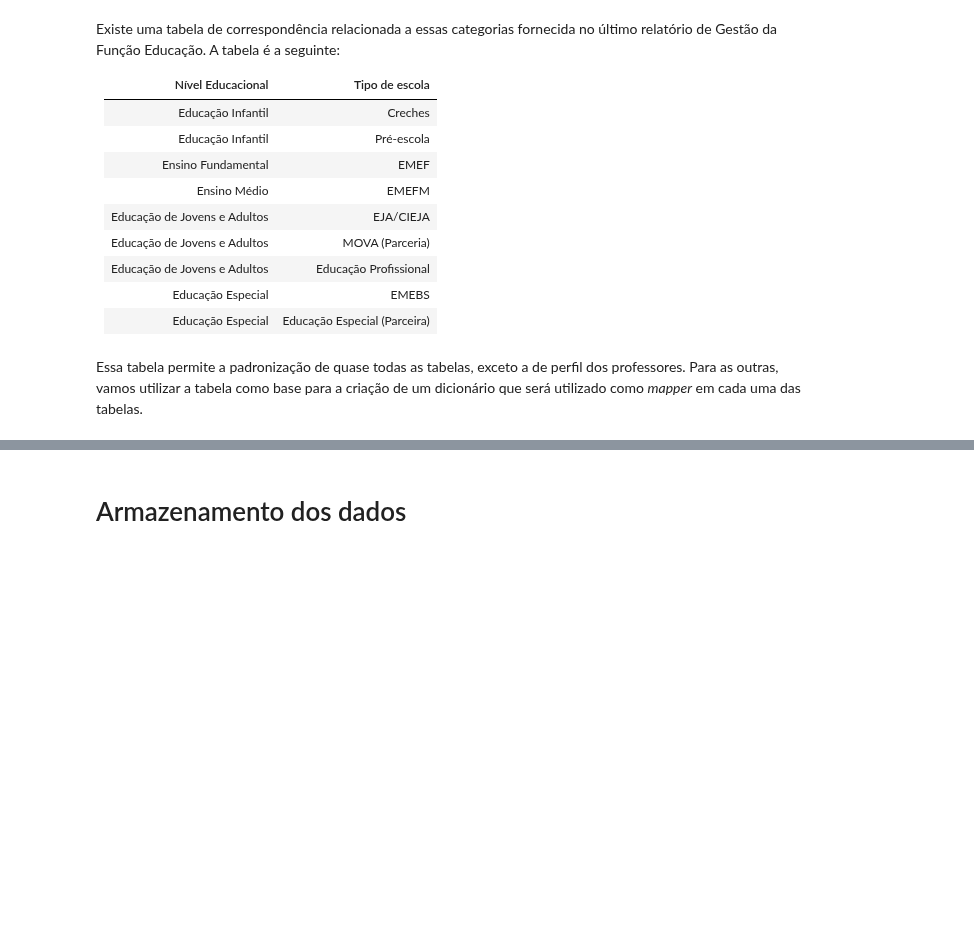
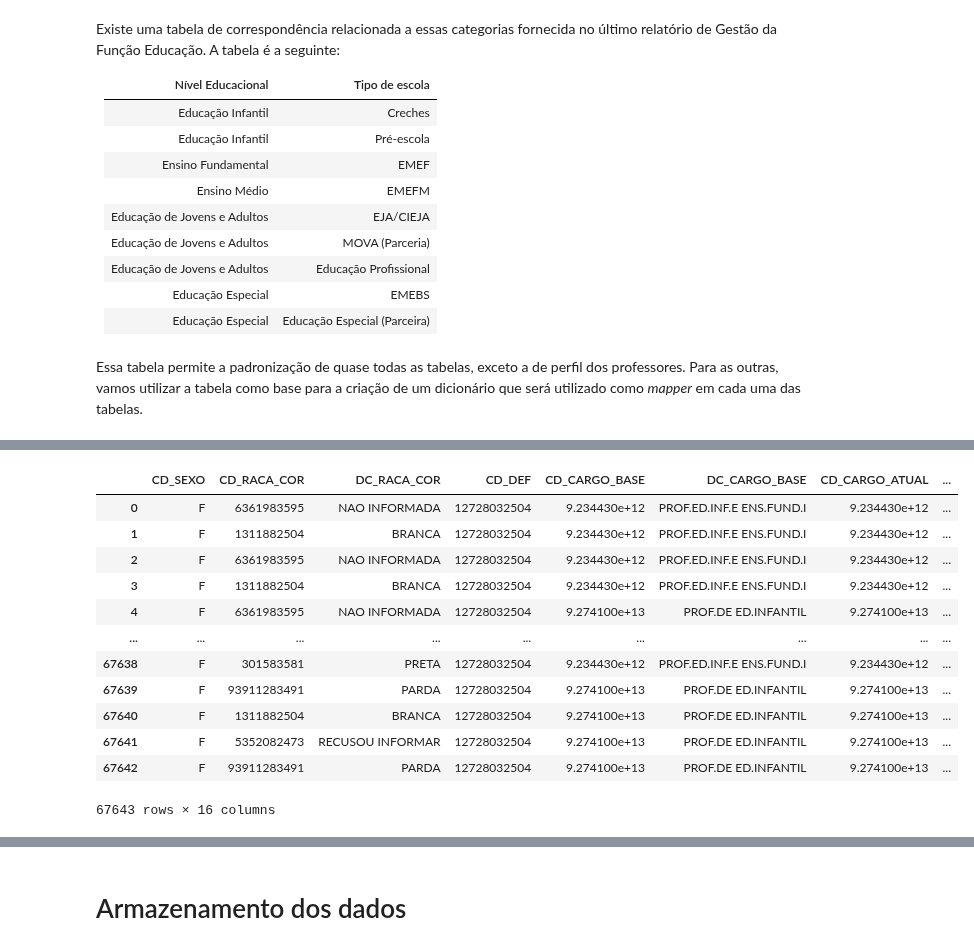
Before and after one commit to ObservatorioPoliticasTCM/datasp-dados, a Jupyter notebook: notebooks_outputs/educacao/educacao.ipynb, the cells around one changed output, grey strips where cells are left out. Drawn from its saved outputs; the diff is of its cells as text; code cells hidden in the pictures; blank space fills up the shorter version.

```diff
--- a/notebooks_outputs/educacao/educacao.ipynb
+++ b/notebooks_outputs/educacao/educacao.ipynb
@@ -365,0 +946,6 @@ alunos_bf_2024['Nível padronizado'].value_counts()
+# %%
+escolas_23['NOMES_COMPLETO'] = (
+    escolas_23['TIPOESC'].str.strip().str.upper()
+    + ' ' + escolas_23['NOMES'].str.strip().str.upper()
+)
+escolas_23['NOMES_COMPLETO']
@@ -365,0 +965,6 @@ alunos_bf_2024['Nível padronizado'].value_counts()
+# %%
+perf_23['DC_UNIDADE_ATUAL_COMPLETA'] = (
+    perf_23['TP_UNIDADE_ATUAL'].str.strip().str.upper()
+    + ' ' + perf_23['DC_UNIDADE_ATUAL'].str.strip().str.upper()
+)
+perf_23['DC_UNIDADE_ATUAL_COMPLETA']
@@ -365,0 +989,24 @@ alunos_bf_2024['Nível padronizado'].value_counts()
+# %%
+perf_23 = (
+    perf_23
+    .merge(escolas_23[['NOMES_COMPLETO', 'DISTRITO']],
+           left_on=['DC_UNIDADE_ATUAL_COMPLETA'],
+           right_on=['NOMES_COMPLETO'],
+           how='left')
+)
+
+perf_23
+# %% [output]
+|  | CD_SEXO | CD_RACA_COR | DC_RACA_COR | CD_DEF | CD_CARGO_BASE | DC_CARGO_BASE | CD_CARGO_ATUAL | ... |
+| 0 | F | 6361983595 | NAO INFORMADA | 12728032504 | 9.234430e+12 | PROF.ED.INF.E ENS.FUND.I | 9.234430e+12 | ... |
+| 1 | F | 1311882504 | BRANCA | 12728032504 | 9.234430e+12 | PROF.ED.INF.E ENS.FUND.I | 9.234430e+12 | ... |
+| 2 | F | 6361983595 | NAO INFORMADA | 12728032504 | 9.234430e+12 | PROF.ED.INF.E ENS.FUND.I | 9.234430e+12 | ... |
+| 3 | F | 1311882504 | BRANCA | 12728032504 | 9.234430e+12 | PROF.ED.INF.E ENS.FUND.I | 9.234430e+12 | ... |
+| 4 | F | 6361983595 | NAO INFORMADA | 12728032504 | 9.274100e+13 | PROF.DE ED.INFANTIL | 9.274100e+13 | ... |
+| ... | ... | ... | ... | ... | ... | ... | ... | ... |
+| 67638 | F | 301583581 | PRETA | 12728032504 | 9.234430e+12 | PROF.ED.INF.E ENS.FUND.I | 9.234430e+12 | ... |
+| 67639 | F | 93911283491 | PARDA | 12728032504 | 9.274100e+13 | PROF.DE ED.INFANTIL | 9.274100e+13 | ... |
+| 67640 | F | 1311882504 | BRANCA | 12728032504 | 9.274100e+13 | PROF.DE ED.INFANTIL | 9.274100e+13 | ... |
+| 67641 | F | 5352082473 | RECUSOU INFORMAR | 12728032504 | 9.274100e+13 | PROF.DE ED.INFANTIL | 9.274100e+13 | ... |
+| 67642 | F | 93911283491 | PARDA | 12728032504 | 9.274100e+13 | PROF.DE ED.INFANTIL | 9.274100e+13 | ... |
+67643 rows × 16 columns
```
Also changed, not shown: parts of 75 cells of this notebook, 1 other file.
